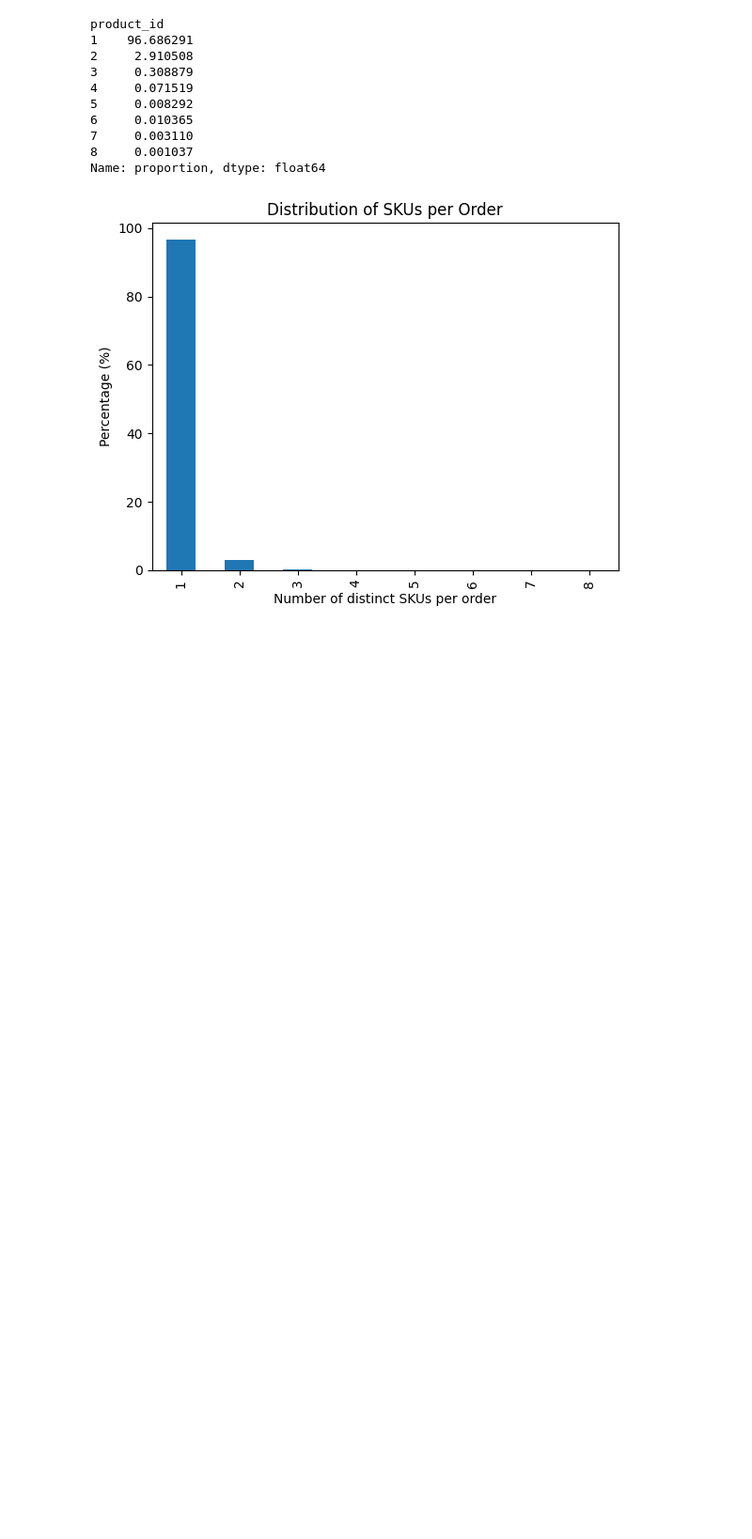
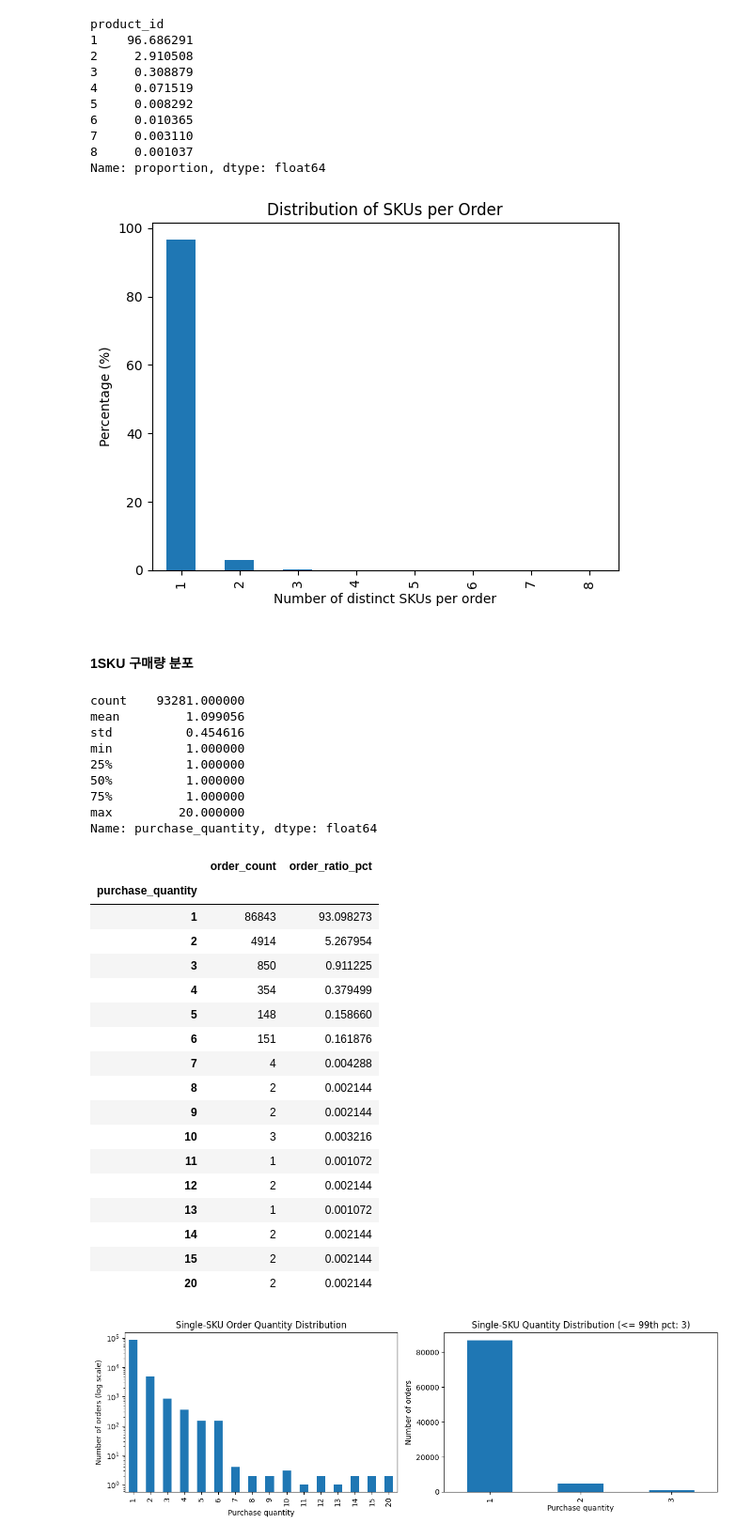
Before and after one commit to ALICEjyKIM/5PL, a Jupyter notebook: notebooks/01_distribution_design.ipynb, the cells around one changed output. Shown at 94% size. Cells and saved outputs as stored; diff of their text form; code cells hidden in the pictures; blank space fills up the shorter version.

```diff
--- a/notebooks/01_distribution_design.ipynb
+++ b/notebooks/01_distribution_design.ipynb
@@ -303,3 +303,80 @@ plt.title("Distribution of SKUs per Order")
 plt.show()
 # %% [output]
 [figure]
+# %% [markdown]
+#### 1SKU 구매량 분포
+# %%
+# Select orders containing exactly one distinct product_id
+single_sku_order_ids = sku_per_order[sku_per_order == 1].index
+
+single_sku_orders = (
+    df[df["order_id"].isin(single_sku_order_ids)]
+    .groupby(["order_id", "product_id"])
+    .size()
+    .rename("purchase_quantity")
+    .reset_index()
+)
+
+single_sku_quantity_freq = (
+    single_sku_orders["purchase_quantity"]
+    .value_counts()
+    .sort_index()
+    .rename_axis("purchase_quantity")
+    .to_frame("order_count")
+)
+single_sku_quantity_freq["order_ratio_pct"] = (
+    single_sku_quantity_freq["order_count"]
+    / single_sku_quantity_freq["order_count"].sum()
+    * 100
+)
+
+display(single_sku_orders["purchase_quantity"].describe())
+display(single_sku_quantity_freq.head(20))
+
+quantity_p99 = int(single_sku_orders["purchase_quantity"].quantile(0.99))
+fig, axes = plt.subplots(1, 2, figsize=(12, 4))
+
+single_sku_quantity_freq["order_count"].plot(kind="bar", ax=axes[0])
+axes[0].set_yscale("log")
+axes[0].set_xlabel("Purchase quantity")
+axes[0].set_ylabel("Number of orders (log scale)")
+axes[0].set_title("Single-SKU Order Quantity Distribution")
+
+single_sku_quantity_freq.loc[:quantity_p99, "order_count"].plot(
+    kind="bar", ax=axes[1]
+)
+axes[1].set_xlabel("Purchase quantity")
+axes[1].set_ylabel("Number of orders")
+axes[1].set_title(f"Single-SKU Quantity Distribution (<= 99th pct: {quantity_p99})")
+
+plt.tight_layout()
+plt.show()
+# %% [output]
+count    93281.000000
+mean         1.099056
+std          0.454616
+min          1.000000
+25%          1.000000
+50%          1.000000
+75%          1.000000
+max         20.000000
+Name: purchase_quantity, dtype: float64
+|  | order_count | order_ratio_pct |
+| purchase_quantity |  |  |
+| 1 | 86843 | 93.098273 |
+| 2 | 4914 | 5.267954 |
+| 3 | 850 | 0.911225 |
+| 4 | 354 | 0.379499 |
+| 5 | 148 | 0.158660 |
+| 6 | 151 | 0.161876 |
+| 7 | 4 | 0.004288 |
+| 8 | 2 | 0.002144 |
+| 9 | 2 | 0.002144 |
+| 10 | 3 | 0.003216 |
+| 11 | 1 | 0.001072 |
+| 12 | 2 | 0.002144 |
+| 13 | 1 | 0.001072 |
+| 14 | 2 | 0.002144 |
+| 15 | 2 | 0.002144 |
+| 20 | 2 | 0.002144 |
+[figure, added]
```
